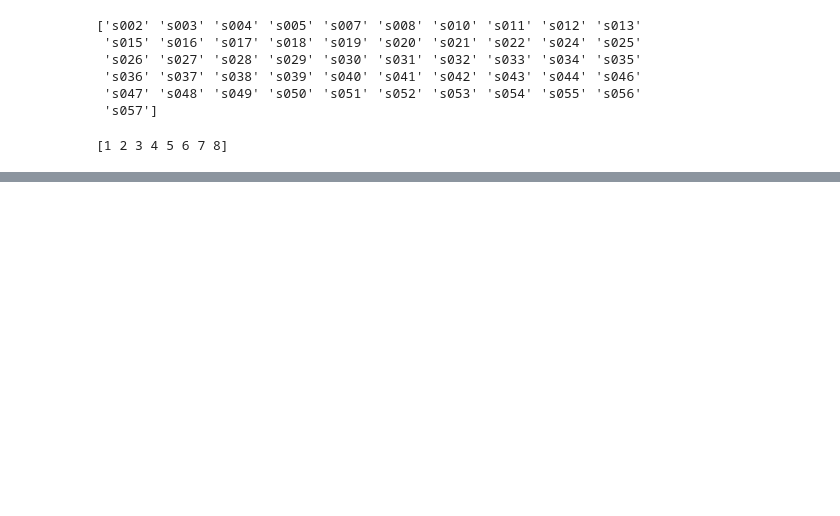
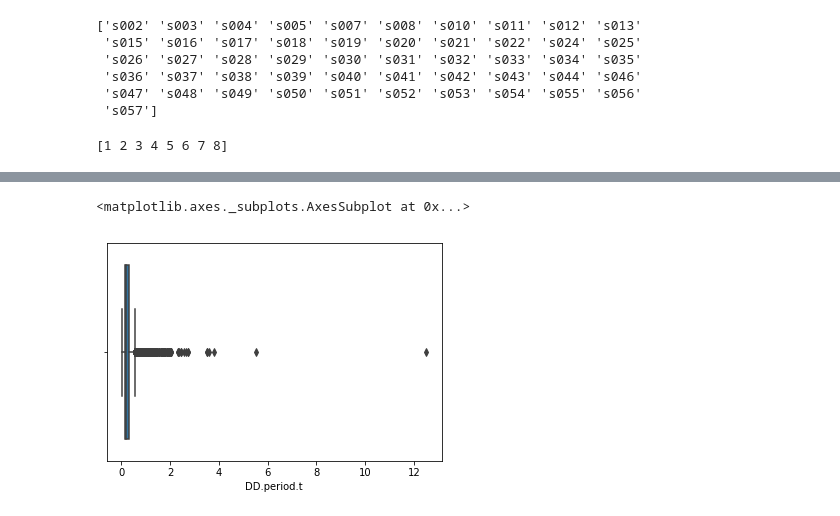
Before and after one commit to antonyfray/keystroke-dynamics-cmu, a Jupyter notebook: nb.ipynb, the cells around one changed output, grey strips where cells are left out. Saved outputs shown, nothing was run; the diff lists cells and outputs as text; code cells hidden in the pictures; blank space fills up the shorter version.

```diff
--- a/nb.ipynb
+++ b/nb.ipynb
@@ -91,0 +142,5 @@ sns.pairplot(df.filter(['UD.period.t','UD.t.i','UD.i.e','UD.e.five','UD.five.Shi
+# %%
+sns.boxplot(x=df["DD.period.t"])
+# %% [output]
+<matplotlib.axes._subplots.AxesSubplot at 0x...>
+[figure, added]
```
Also changed, not shown: parts of 17 cells of this notebook.
